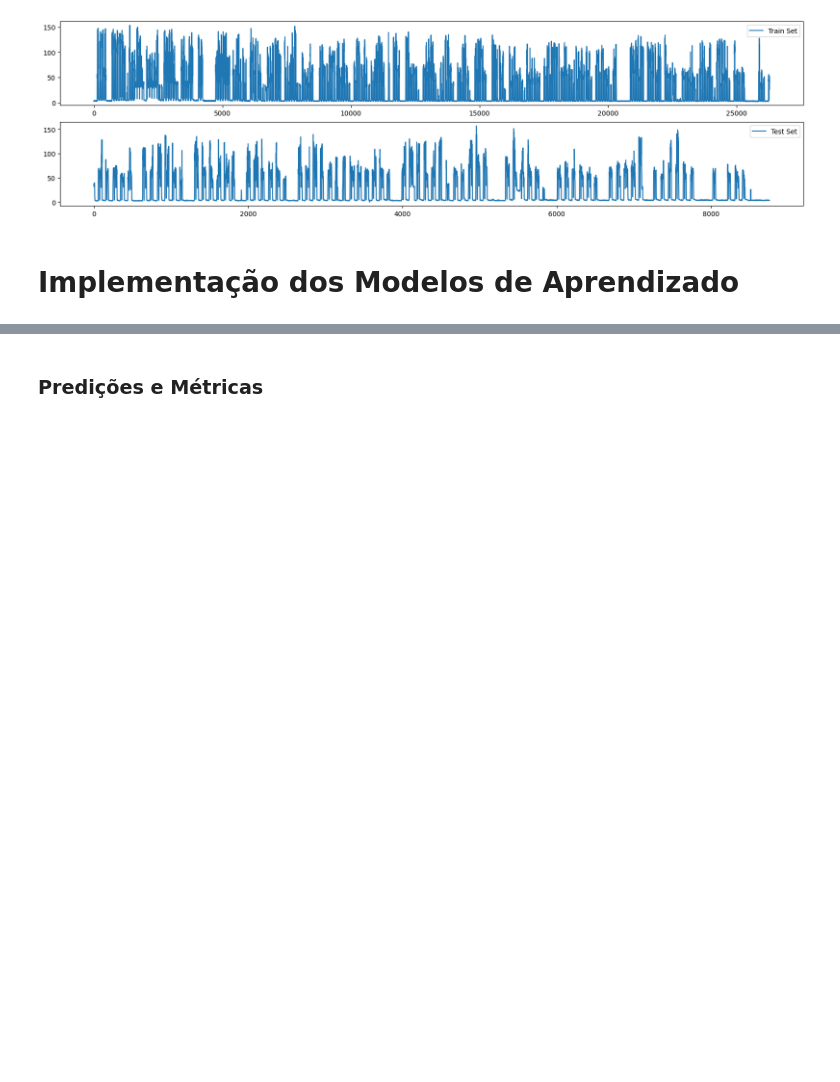
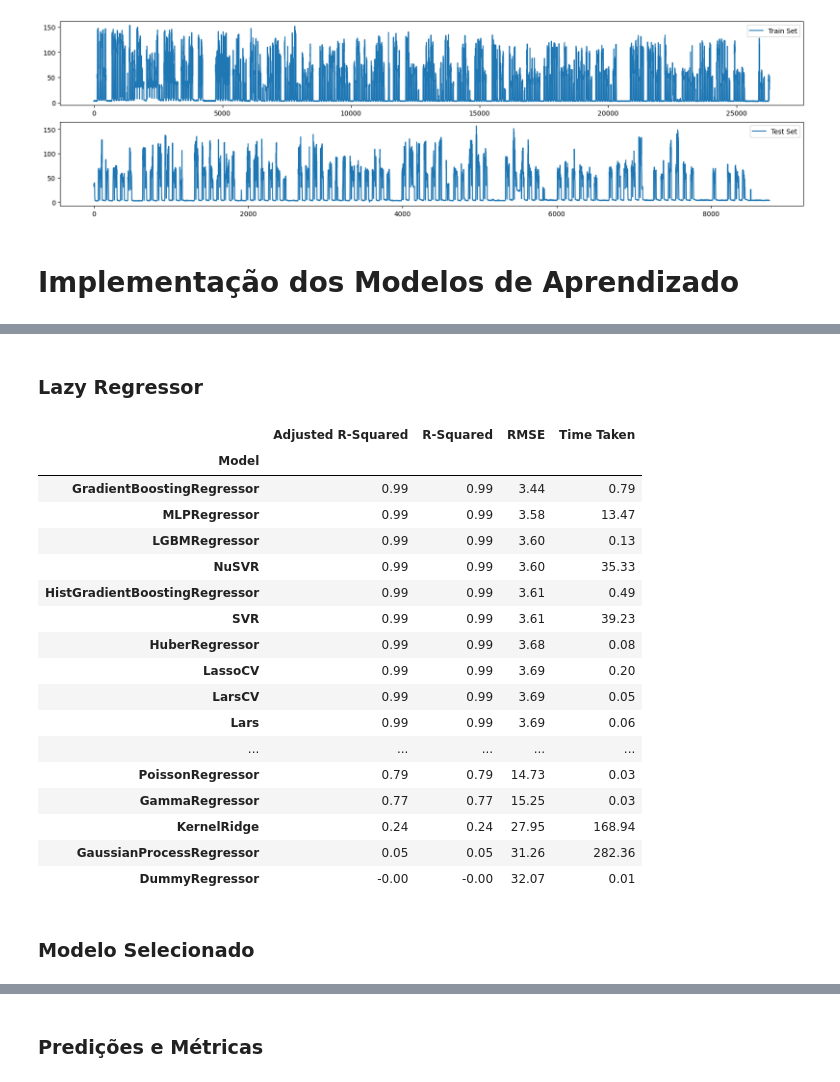
Before and after one commit to AurelioAquino92/fundamentosindustria40, a Jupyter notebook: Atividade_1_Fundamentos_da_Industria_4_0.ipynb, the cells around one changed output, grey strips where cells are left out. Drawn from its saved outputs; the diff is of its cells as text; code cells hidden in the pictures; blank space fills up the shorter version.

```diff
--- a/Atividade_1_Fundamentos_da_Industria_4_0.ipynb
+++ b/Atividade_1_Fundamentos_da_Industria_4_0.ipynb
@@ -159,0 +128,28 @@ Training loss did not improve more than tol=0.000100 for 10 consecutive epochs.
+# %% [markdown]
+### Lazy Regressor
+# %%
+lazyReg = LazyRegressor(ignore_warnings=False)
+lazyModels, lazyPredictions = lazyReg.fit(x_train, x_test, y_train, y_test)
+# %%
+lazyModels
+# %% [output]
+|  | Adjusted R-Squared | R-Squared | RMSE | Time Taken |
+| Model |  |  |  |  |
+| GradientBoostingRegressor | 0.99 | 0.99 | 3.44 | 0.79 |
+| MLPRegressor | 0.99 | 0.99 | 3.58 | 13.47 |
+| LGBMRegressor | 0.99 | 0.99 | 3.60 | 0.13 |
+| NuSVR | 0.99 | 0.99 | 3.60 | 35.33 |
+| HistGradientBoostingRegressor | 0.99 | 0.99 | 3.61 | 0.49 |
+| SVR | 0.99 | 0.99 | 3.61 | 39.23 |
+| HuberRegressor | 0.99 | 0.99 | 3.68 | 0.08 |
+| LassoCV | 0.99 | 0.99 | 3.69 | 0.20 |
+| LarsCV | 0.99 | 0.99 | 3.69 | 0.05 |
+| Lars | 0.99 | 0.99 | 3.69 | 0.06 |
+| ... | ... | ... | ... | ... |
+| PoissonRegressor | 0.79 | 0.79 | 14.73 | 0.03 |
+| GammaRegressor | 0.77 | 0.77 | 15.25 | 0.03 |
+| KernelRidge | 0.24 | 0.24 | 27.95 | 168.94 |
+| GaussianProcessRegressor | 0.05 | 0.05 | 31.26 | 282.36 |
+| DummyRegressor | -0.00 | -0.00 | 32.07 | 0.01 |
+# %% [markdown]
+### Modelo Selecionado
```
Also changed, not shown: parts of 15 cells of this notebook.
